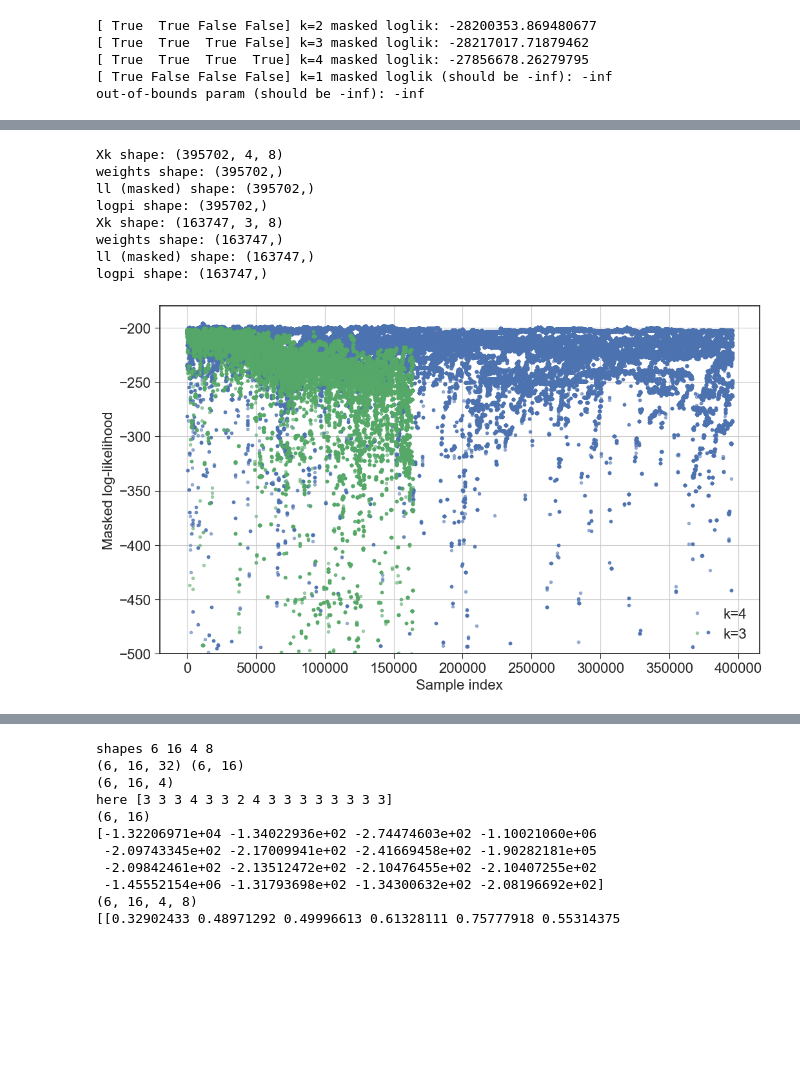
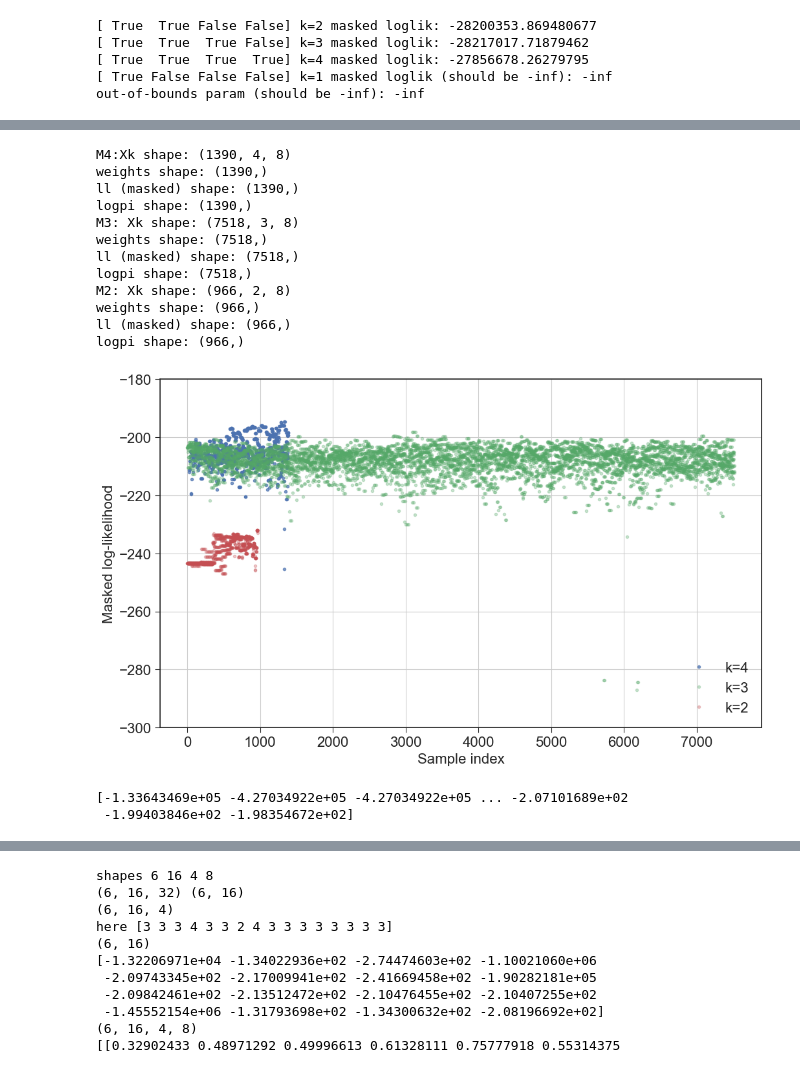
Before and after one commit to stasbabak/PTDAMH_treb, a Jupyter notebook: notebooks/TryTC_BDMH_np.ipynb, the cells around one changed output, grey strips where cells are left out. Cells and saved outputs as stored; diff of their text form; code cells hidden in the pictures; blank space fills up the shorter version.

```diff
--- a/notebooks/TryTC_BDMH_np.ipynb
+++ b/notebooks/TryTC_BDMH_np.ipynb
@@ -385,10 +403,12 @@ slot_slice (slice(0, 8, None), slice(8, 16, None), slice(16, 24, None), slice(24
 # %%
 # ---- Runner knobs ------------------------------------------------------------
-T_end = 100.0            # total CTMC time
+T_end = 200.0            # total CTMC time
 rho_mh = 10.0          # MH global Poisson rate
 do_stretch = True
 do_rw_fullcov = True  # keep off to avoid needing Ls
 do_de = True
+do_PTswap = True
+bd_rate_scale = 1.0
 
 trace_conf = BD_MH.TraceConfig(chain_inds=[0,3,5])#, keep_bd_snapshots=True, keep_ps_snapshots=True)
 # %%
@@ -413,6 +433,7 @@ pt_out, ps_out, events, results = BD_MH.run_epoch_ct_numpy(
     do_rw_fullcov=do_rw_fullcov,
     do_rw_eigenline=False,
     do_rw_student_t=False,
+    do_PTswap=do_PTswap,
     do_de=do_de,
     stretch_a=1.3,
     cross_rate=0.7,
@@ -420,4 +441,5 @@ pt_out, ps_out, events, results = BD_MH.run_epoch_ct_numpy(
     # pseudo-prior sampler
     sample_pseudo_phi=sample_pseudo_phi,
     trace_cfg=trace_conf,
+    bd_rate_scale=bd_rate_scale,
 )
@@ -793,27 +871,50 @@ def flatten_for_corner(X_k: np.ndarray) -> np.ndarray:
 # (1) Time-weighted posterior samples per k
 Xk4, wk4, ll4, logpi4 = posterior_samples_for_k_with_scores(results, k=4, temp_index=temp_idx,
                                                            include_mh=True, include_bd=False,
-                                                           weight_by="dt")
-print("Xk shape:", Xk4.shape)            # (N, 4, d)
+                                                           weight_by="dt",
+                                                           mh_snapshot_policy="accepted_only",
+                                                          #  mh_snapshot_policy="last",
+                                                          #  mh_snapshot_policy="all",
+                                                           mh_skip_first=10)
+print("M4:Xk shape:", Xk4.shape)            # (N, 4, d)
 print("weights shape:", wk4.shape)       # (N,)
 print("ll (masked) shape:", ll4.shape)   # (N,)
 print("logpi shape:", logpi4.shape)      # (N,)
 
 Xk3, wk3, ll3, logpi3 = posterior_samples_for_k_with_scores(results, k=3, temp_index=temp_idx,
                                                            include_mh=True, include_bd=False,
-                                                           weight_by="uniform")
-print("Xk shape:", Xk3.shape)            # (N, 3, d)
+                                                           weight_by="dt",
+                                                        #    mh_snapshot_policy="accepted_only",
+                                                        #    mh_snapshot_policy="last",
+                                                           mh_snapshot_policy="all",
+                                                           mh_skip_first=10)
+print("M3: Xk shape:", Xk3.shape)            # (N, 3, d)
 print("weights shape:", wk3.shape)       # (N,)
 print("ll (masked) shape:", ll3.shape)   # (N,)
 print("logpi shape:", logpi3.shape)      # (N,)
 
-plt.plot(ll4, '.',  alpha=0.5, label='k=4')
-plt.plot(ll3, '.',  alpha=0.5, label='k=3')
-plt.ylim(-500, -180)
+Xk2, wk2, ll2, logpi2 = posterior_samples_for_k_with_scores(results, k=2, temp_index=temp_idx,
+                                                           include_mh=True, include_bd=False,
+                                                           weight_by="dt",
+                                                        #    mh_snapshot_policy="accepted_only",
+                                                          #  mh_snapshot_policy="last",
+                                                           mh_snapshot_policy="all",
+                                                           mh_skip_first=1)
+print("M2: Xk shape:", Xk2.shape)            # (N, 2, d)
+print("weights shape:", wk2.shape)       # (N,)
+print("ll (masked) shape:", ll2.shape)   # (N,)
+print("logpi shape:", logpi2.shape)      # (N,)
+
+plt.plot(ll4, '.',  alpha=0.7, label='k=4')
+plt.plot(ll3, '.',  alpha=0.3, label='k=3')
+plt.plot(ll2, '.',  alpha=0.3, label='k=2')
+plt.ylim(-300, -180)
 plt.legend()
 plt.xlabel('Sample index')
 plt.ylabel('Masked log-likelihood')
 plt.show()
+
+print (ll4)
 
 # def plot_corner_weighted(X_flat: np.ndarray, w: Optional[np.ndarray] = None,
 #                          labels: Optional[List[str]] = None,
@@ -845,42 +946,48 @@ plt.show()
 #             if labels:
 #                 if i == P-1:
 #                     ax.set_xlabel(labels[j])
 #                 if j == 0:
 #                     ax.set_ylabel(labels[i])
 #     if suptitle:
 #         fig.suptitle(suptitle)
 #     fig.tight_layout()
 #     return fig, axes
 
 # # plot_corner_weighted(Xk[:, 0, :], w=wk)
 
 # def plot_posterior_corner_for_k(trace: RunTrace, k: int, temp_index: int = 0,
 #                                 relabel_fn=None, bins: int = 30, max_scatter: int = 6000):
 #     Xk, wk = posterior_samples_for_k(trace, k=k, temp_index=temp_index)  # (N, k, d), (N,)
 #     if Xk.shape[0] == 0:
 #         print(f"No samples for k={k} at temp idx {temp_index}")
 #         return
 #     # optional relabeling per sample to address label switching
 #     if relabel_fn is not None:
 #         Xk = np.stack([relabel_fn(x) for x in Xk], axis=0)
 #     X_flat = flatten_for_corner(Xk)  # (N, k*d)
 
 #     labels = [f"s{si+1}:θ{dj+1}" for si in range(k) for dj in range(trace.d)]
 #     plot_corner_weighted(X_flat, w=wk, labels=labels,
 #                          bins=bins, max_scatter=max_scatter,
 #                          suptitle=f"T={int(trace.chain_inds[temp_index])}, k={k} posterior")
 
 # plot_posterior_corner_for_k(results, k=4, temp_index=0)
 # %% [output]
-Xk shape: (395702, 4, 8)
-weights shape: (395702,)
-ll (masked) shape: (395702,)
-logpi shape: (395702,)
-Xk shape: (163747, 3, 8)
-weights shape: (163747,)
-ll (masked) shape: (163747,)
-logpi shape: (163747,)
+M4:Xk shape: (1390, 4, 8)
+weights shape: (1390,)
+ll (masked) shape: (1390,)
+logpi shape: (1390,)
+M3: Xk shape: (7518, 3, 8)
+weights shape: (7518,)
+ll (masked) shape: (7518,)
+logpi shape: (7518,)
+M2: Xk shape: (966, 2, 8)
+weights shape: (966,)
+ll (masked) shape: (966,)
+logpi shape: (966,)
-[figure, old version]
+[figure, new version]
+[-1.33643469e+05 -4.27034922e+05 -4.27034922e+05 ... -2.07101689e+02
+ -1.99403846e+02 -1.98354672e+02]
 # %%
 
 # --- 1) Lower-triangular weighted corner plot --------------------------------
```
Also changed, not shown: parts of 17 cells of this notebook, 1 other file.
